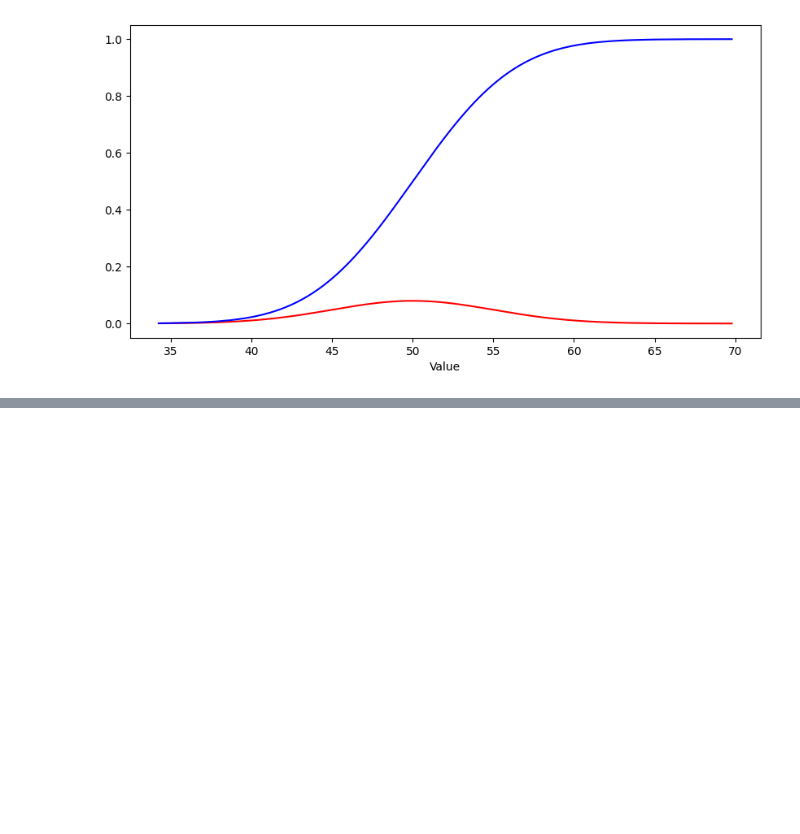
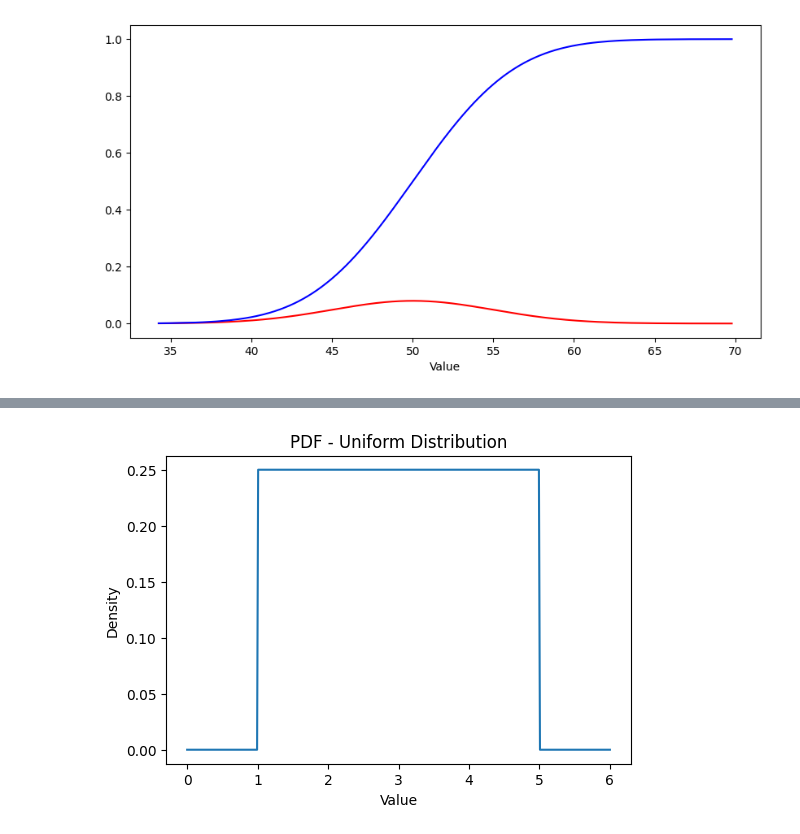
Before and after one commit to 4GeeksAcademy/ekbalam11-probability-distribution-exercises-project-with-python, a Jupyter notebook: notebook/problems.ipynb, the cells around one changed output, grey strips where cells are left out. Saved outputs shown, nothing was run; the diff lists cells and outputs as text; code cells hidden in the pictures; blank space fills up the shorter version.

```diff
--- a/notebook/problems.ipynb
+++ b/notebook/problems.ipynb
@@ -148,0 +179,8 @@ plt.show()
+# %%
+x= np.linspace(a-1, b+1, 400)
+
+pdf= dunif(x,a,b)
+cdf= punif(x,a,b)
+
+p= np.linspace(0.001, 0.999, 400)
+ppf= qunif(p,a,b)
@@ -148,0 +201,12 @@ plt.show()
+# %%
+plt.figure(figsize=(6, 4))
+
+plt.plot(x, pdf)
+
+plt.title("PDF - Uniform Distribution")
+plt.xlabel("Value")
+plt.ylabel("Density")
+
+plt.show()
+# %% [output]
+[figure, added]
```
Also changed, not shown: parts of 10 cells of this notebook.
